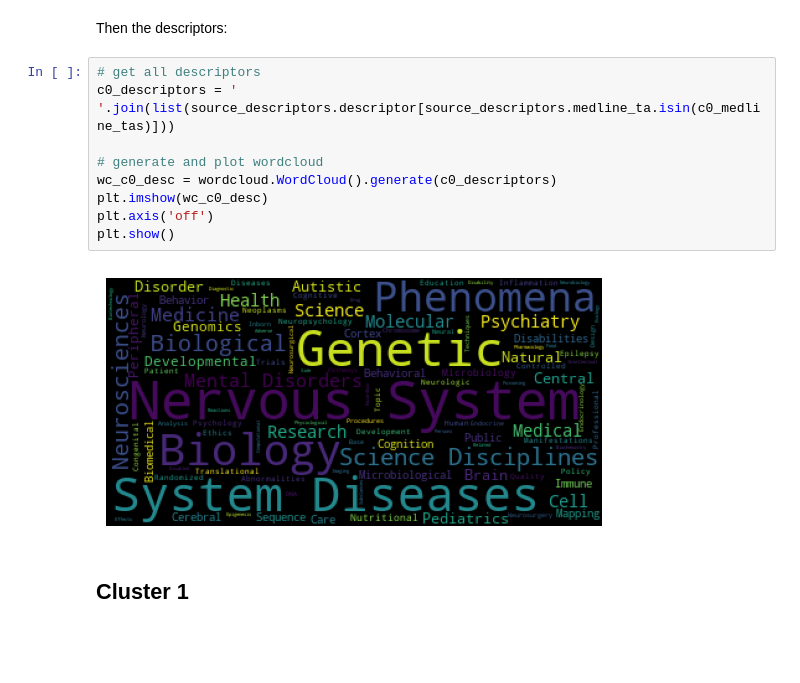
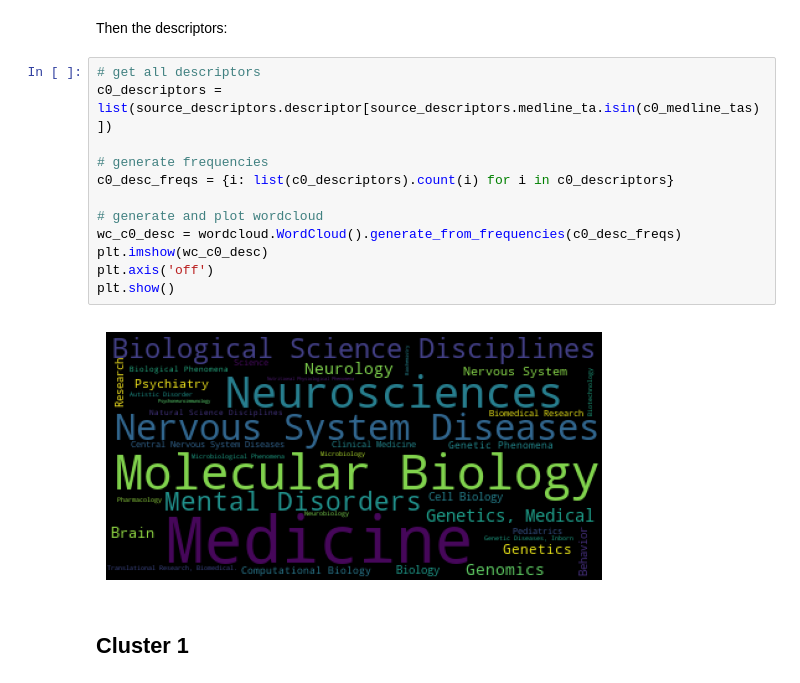
Before and after one commit to EthanDayley/asd-siloing-exploratory, a Jupyter notebook: data_analysis/cluster_analysis.ipynb, the cells around one changed output. Drawn from its saved outputs; the diff is of its cells as text; blank space fills up the shorter version.

```diff
--- a/data_analysis/cluster_analysis.ipynb
+++ b/data_analysis/cluster_analysis.ipynb
@@ -385,15 +385,18 @@ plt.show()
 Then the descriptors:
 # %%
 # get all descriptors
-c0_descriptors = ' '.join(list(source_descriptors.descriptor[source_descriptors.medline_ta.isin(c0_medline_tas)]))
+c0_descriptors = list(source_descriptors.descriptor[source_descriptors.medline_ta.isin(c0_medline_tas)])
+
+# generate frequencies
+c0_desc_freqs = {i: list(c0_descriptors).count(i) for i in c0_descriptors}
 
 # generate and plot wordcloud
-wc_c0_desc = wordcloud.WordCloud().generate(c0_descriptors)
+wc_c0_desc = wordcloud.WordCloud().generate_from_frequencies(c0_desc_freqs)
 plt.imshow(wc_c0_desc)
 plt.axis('off')
 plt.show()
 # %% [output]
-[figure, old version]
+[figure, new version]
 # %% [markdown]
 ## Cluster 1
 # %% [markdown]
```
Also changed, not shown: parts of 15 cells of this notebook.
